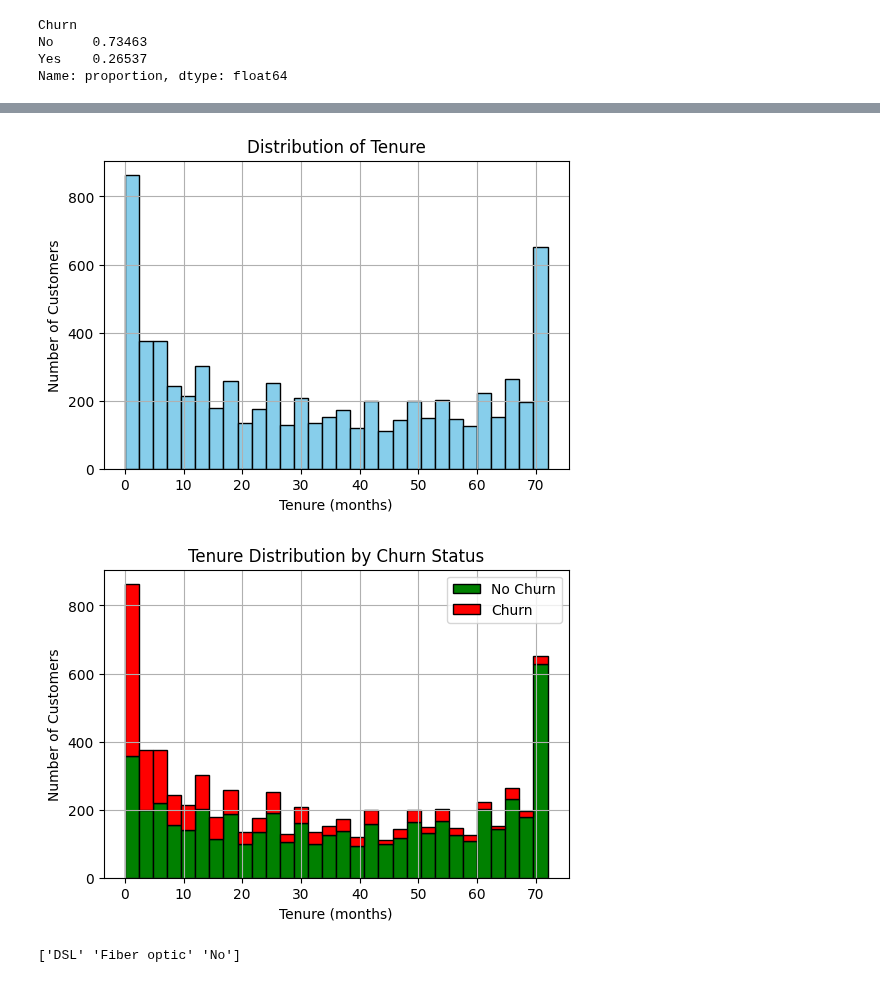
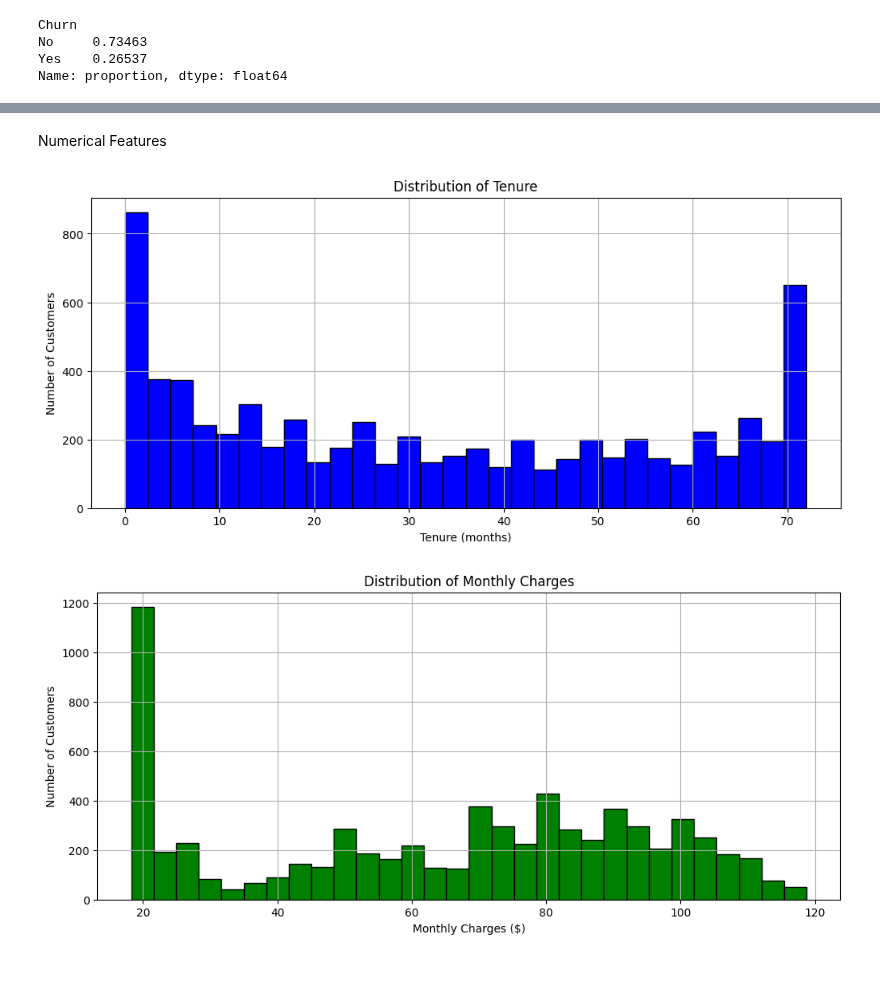
Before and after one commit to sanjayriram44/Churn-Algorithm-comparision, a Jupyter notebook: EDA.ipynb, the cells around one changed output, grey strips where cells are left out. Saved outputs shown, nothing was run; the diff lists cells and outputs as text; code cells hidden in the pictures.

```diff
--- a/EDA.ipynb
+++ b/EDA.ipynb
@@ -85,36 +138,23 @@ Name: proportion, dtype: float64
+# %% [markdown]
+Numerical Features
 # %%
 import matplotlib.pyplot as plt
-
-plt.figure(figsize=(6,4))
-plt.hist(df["tenure"], bins=30, color='skyblue', edgecolor='black')
-plt.title('Distribution of Tenure')
-plt.xlabel('Tenure (months)')
-plt.ylabel('Number of Customers')
+plt.figure(figsize=(12,5))
+plt.hist(df["tenure"], bins = 30, color='blue', edgecolor='black')
+plt.title("Distribution of Tenure")
+plt.xlabel("Tenure (months)")
+plt.ylabel("Number of Customers")
 plt.grid()
 plt.show()
 # %% [output]
-[figure, old version]
+[figure, new version]
 # %%
-tenure_churn_no = df[df['Churn'] == 'No']['tenure']
-tenure_churn_yes = df[df['Churn'] == 'Yes']['tenure']
-
-plt.figure(figsize=(6,4))
-plt.hist(
-    [tenure_churn_no, tenure_churn_yes],
-    bins=30,
-    stacked=True,
-    color=['green', 'red'],
-    edgecolor='black'
-)
-plt.title('Tenure Distribution by Churn Status')
-plt.xlabel('Tenure (months)')
-plt.ylabel('Number of Customers')
-plt.legend(['No Churn', 'Churn'])
+plt.figure(figsize=(12,5))
+plt.hist(df["MonthlyCharges"], bins = 30, color='green', edgecolor='black')
+plt.title("Distribution of Monthly Charges")
+plt.xlabel("Monthly Charges ($)")
+plt.ylabel("Number of Customers")
 plt.grid()
 plt.show()
 # %% [output]
-[figure, old version]
+[figure, new version]
-# %%
-print(df["InternetService"].unique())
-# %% [output]
-['DSL' 'Fiber optic' 'No']
```
Also changed, not shown: parts of 32 cells of this notebook.
